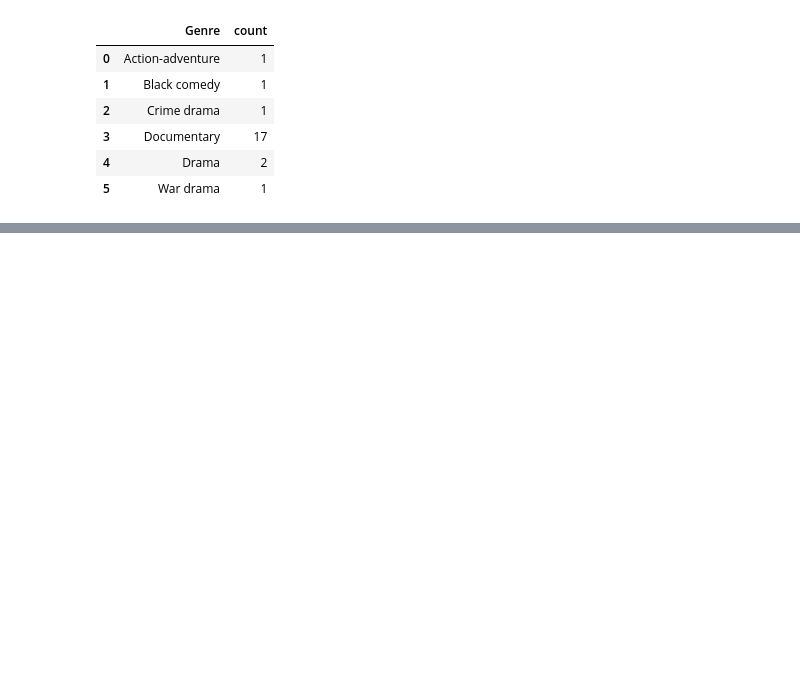
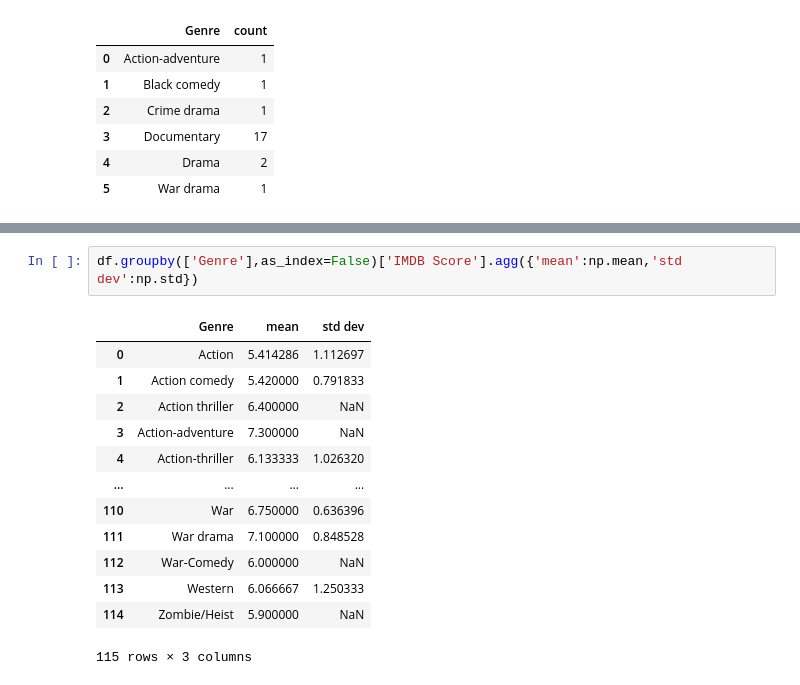
Before and after one commit to dnlsyfq/kaggle_netflix, a Jupyter notebook: notebook553b4a7c37.ipynb, the cells around one changed output, grey strips where cells are left out. Drawn from its saved outputs; the diff is of its cells as text; blank space fills up the shorter version.

```diff
--- a/notebook553b4a7c37.ipynb
+++ b/notebook553b4a7c37.ipynb
@@ -65,0 +102,16 @@ df['Language'][0].find("/")
+# %%
+df.groupby(['Genre'],as_index=False)['IMDB Score'].agg({'mean':np.mean,'std dev':np.std})
+# %% [output]
+|  | Genre | mean | std dev |
+| 0 | Action | 5.414286 | 1.112697 |
+| 1 | Action comedy | 5.420000 | 0.791833 |
+| 2 | Action thriller | 6.400000 | NaN |
+| 3 | Action-adventure | 7.300000 | NaN |
+| 4 | Action-thriller | 6.133333 | 1.026320 |
+| ... | ... | ... | ... |
+| 110 | War | 6.750000 | 0.636396 |
+| 111 | War drama | 7.100000 | 0.848528 |
+| 112 | War-Comedy | 6.000000 | NaN |
+| 113 | Western | 6.066667 | 1.250333 |
+| 114 | Zombie/Heist | 5.900000 | NaN |
+115 rows × 3 columns
```
Also changed, not shown: parts of 10 cells of this notebook.
